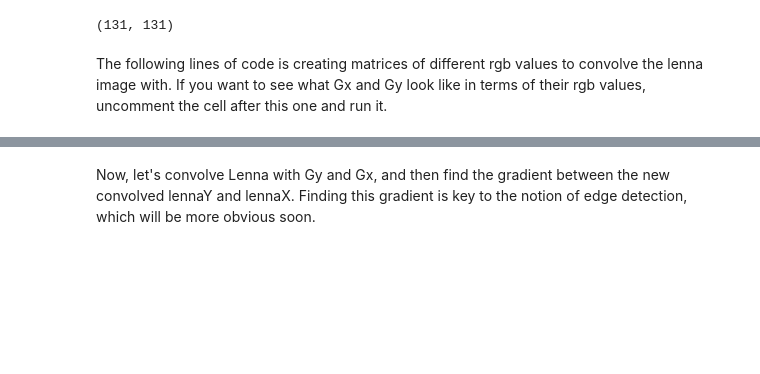
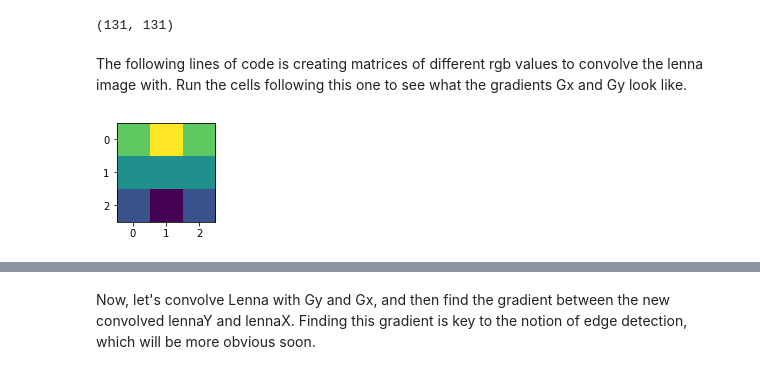
Before and after one commit to CarmineCella/Music30_preliminary, a Jupyter notebook: notebooks/nb1/edge detection.ipynb, the cells around one changed output, grey strips where cells are left out. Drawn from its saved outputs; the diff is of its cells as text; code cells hidden in the pictures; blank space fills up the shorter version.

```diff
--- a/notebooks/nb1/edge detection.ipynb
+++ b/notebooks/nb1/edge detection.ipynb
@@ -65,14 +62,16 @@ lenna.shape
 # %% [output]
 (131, 131)
 # %% [markdown]
-The following lines of code is creating matrices of different rgb values to convolve the lenna image with. If you want to see what Gx and Gy look like in terms of their rgb values, uncomment the cell after this one and run it.
+The following lines of code is creating matrices of different rgb values to convolve the lenna image with. Run the cells following this one to see what the gradients Gx and Gy look like.
 # %%
 Gx = np.zeros ((3, 3))
 Gy = np.zeros((3, 3))
 Gx = [[1,  2, 1], [0,  0,  0], [-1, -2, -1]]
 Gy = [[1,  0,  -1],  [2, 0, -2],  [1, 0, -1]]
 # %%
-# plt.subplot(2, 2, 1)
-# plt.imshow(Gx)
-# plt.show()
+plt.subplot(2, 2, 1)
+plt.imshow(Gx)
+plt.show()
+# %% [output]
+[figure, added]
 # %%
```
Also changed, not shown: parts of 21 cells of this notebook.
